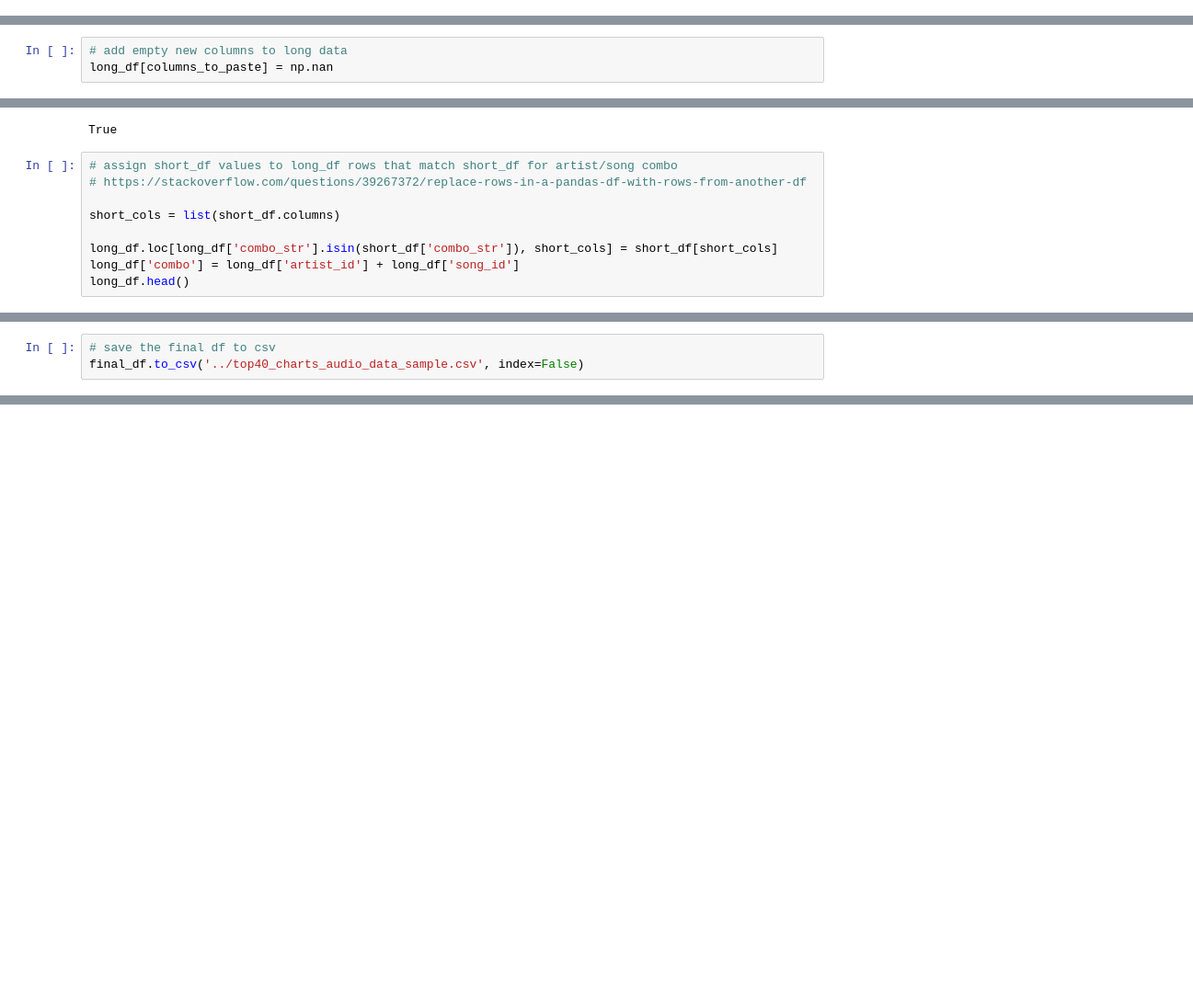
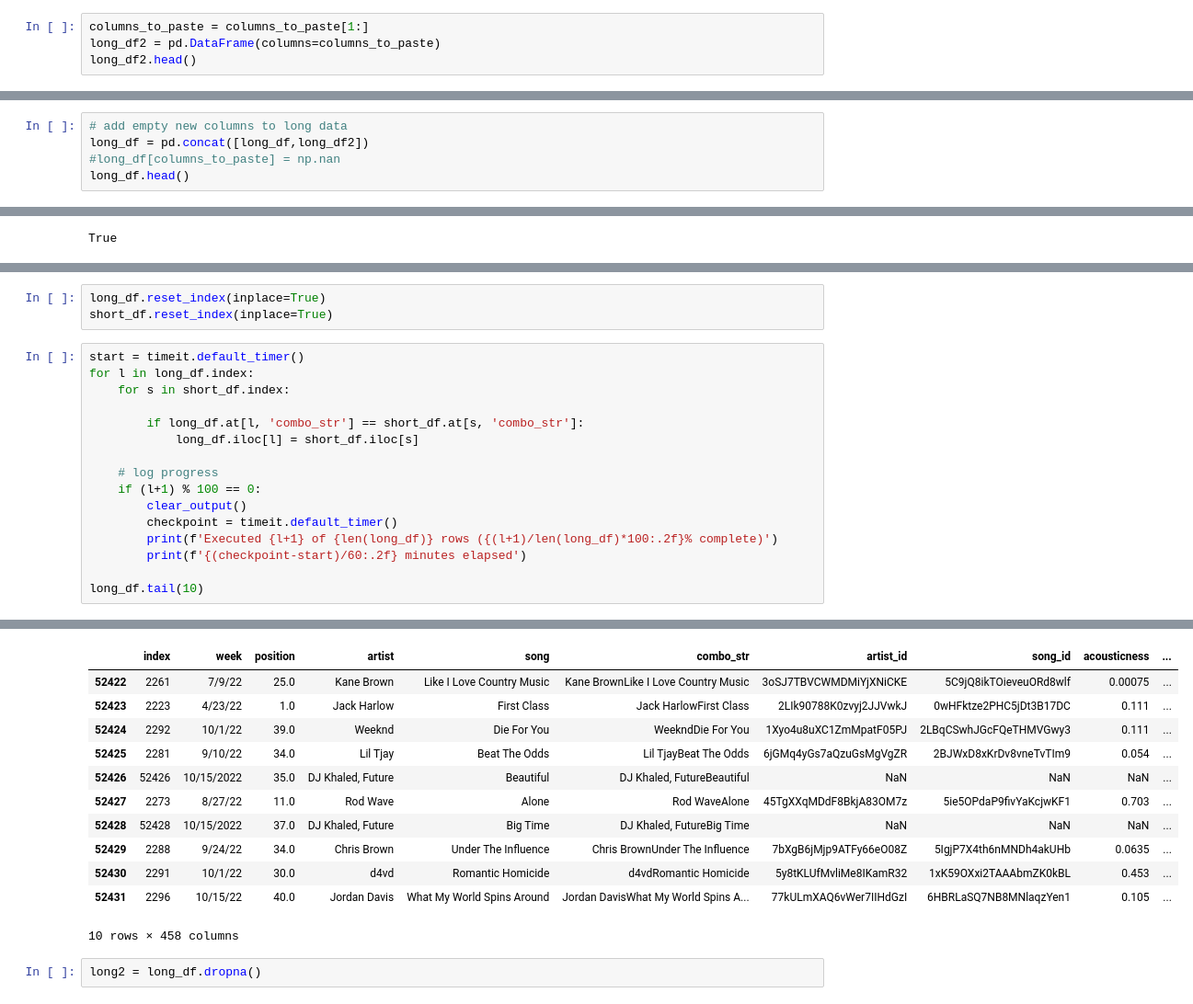
Before and after one commit to ariana94/Audio-Feature-API-Analyis-, a Jupyter notebook: 02_Data Cleaning/assign_audio_features_to_top40_charts.ipynb, the cells around one changed output, grey strips where cells are left out. Shown at 92% size. Cells and saved outputs as stored; diff of their text form; blank space fills up the shorter version.

Commit message:
added cleaned data

```diff
--- a/02_Data Cleaning/assign_audio_features_to_top40_charts.ipynb
+++ b/02_Data Cleaning/assign_audio_features_to_top40_charts.ipynb
@@ -79,0 +87,4 @@ columns_to_paste = [all_columns[val] for val in index_nums]
+# %%
+columns_to_paste = columns_to_paste[1:]
+long_df2 = pd.DataFrame(columns=columns_to_paste)
+long_df2.head()
@@ -80,3 +94,5 @@ columns_to_paste = [all_columns[val] for val in index_nums]
 # %%
 # add empty new columns to long data
-long_df[columns_to_paste] = np.nan
+long_df = pd.concat([long_df,long_df2])
+#long_df[columns_to_paste] = np.nan
+long_df.head()
@@ -95,12 +129,3 @@ long_df.head()
 list(long_df.columns) == list(short_df.columns)
 # %% [output]
 True
-# %%
-# assign short_df values to long_df rows that match short_df for artist/song combo
-# https://stackoverflow.com/questions/39267372/replace-rows-in-a-pandas-df-with-rows-from-another-df
-
-short_cols = list(short_df.columns)
-
-long_df.loc[long_df['combo_str'].isin(short_df['combo_str']), short_cols] = short_df[short_cols]
-long_df['combo'] = long_df['artist_id'] + long_df['song_id']
-long_df.head()
@@ -139,3 +132,20 @@ final_df.head(20)
-# %%
-# save the final df to csv
-final_df.to_csv('../top40_charts_audio_data_sample.csv', index=False)
+# %%
+long_df.reset_index(inplace=True)
+short_df.reset_index(inplace=True)
+# %%
+start = timeit.default_timer()
+for l in long_df.index:
+    for s in short_df.index:
+
+        if long_df.at[l, 'combo_str'] == short_df.at[s, 'combo_str']:
+            long_df.iloc[l] = short_df.iloc[s]
+
+    # log progress
+    if (l+1) % 100 == 0:
+        clear_output()
+        checkpoint = timeit.default_timer()
+        print(f'Executed {l+1} of {len(long_df)} rows ({(l+1)/len(long_df)*100:.2f}% complete)')
+        print(f'{(checkpoint-start)/60:.2f} minutes elapsed')
+
+long_df.tail(10)
+# %% [output]
@@ -141,0 +154,14 @@ final_df.to_csv('../top40_charts_audio_data_sample.csv', index=False)
+|  | index | week | position | artist | song | combo_str | artist_id | song_id | acousticness | ... |
+| 52422 | 2261 | 7/9/22 | 25.0 | Kane Brown | Like I Love Country Music | Kane BrownLike I Love Country Music | 3oSJ7TBVCWMDMiYjXNiCKE | 5C9jQ8ikTOieveuORd8wlf | 0.00075 | ... |
+| 52423 | 2223 | 4/23/22 | 1.0 | Jack Harlow | First Class | Jack HarlowFirst Class | 2LIk90788K0zvyj2JJVwkJ | 0wHFktze2PHC5jDt3B17DC | 0.111 | ... |
+| 52424 | 2292 | 10/1/22 | 39.0 | Weeknd | Die For You | WeekndDie For You | 1Xyo4u8uXC1ZmMpatF05PJ | 2LBqCSwhJGcFQeTHMVGwy3 | 0.111 | ... |
+| 52425 | 2281 | 9/10/22 | 34.0 | Lil Tjay | Beat The Odds | Lil TjayBeat The Odds | 6jGMq4yGs7aQzuGsMgVgZR | 2BJWxD8xKrDv8vneTvTIm9 | 0.054 | ... |
+| 52426 | 52426 | 10/15/2022 | 35.0 | DJ Khaled, Future | Beautiful | DJ Khaled, FutureBeautiful | NaN | NaN | NaN | ... |
+| 52427 | 2273 | 8/27/22 | 11.0 | Rod Wave | Alone | Rod WaveAlone | 45TgXXqMDdF8BkjA83OM7z | 5ie5OPdaP9fivYaKcjwKF1 | 0.703 | ... |
+| 52428 | 52428 | 10/15/2022 | 37.0 | DJ Khaled, Future | Big Time | DJ Khaled, FutureBig Time | NaN | NaN | NaN | ... |
+| 52429 | 2288 | 9/24/22 | 34.0 | Chris Brown | Under The Influence | Chris BrownUnder The Influence | 7bXgB6jMjp9ATFy66eO08Z | 5IgjP7X4th6nMNDh4akUHb | 0.0635 | ... |
+| 52430 | 2291 | 10/1/22 | 30.0 | d4vd | Romantic Homicide | d4vdRomantic Homicide | 5y8tKLUfMvliMe8IKamR32 | 1xK59OXxi2TAAAbmZK0kBL | 0.453 | ... |
+| 52431 | 2296 | 10/15/22 | 40.0 | Jordan Davis | What My World Spins Around | Jordan DavisWhat My World Spins A... | 77kULmXAQ6vWer7IIHdGzI | 6HBRLaSQ7NB8MNlaqzYen1 | 0.105 | ... |
+10 rows × 458 columns
+# %%
+long2 = long_df.dropna()
```
Also changed, not shown: parts of 22 cells of this notebook, 10 other files.
